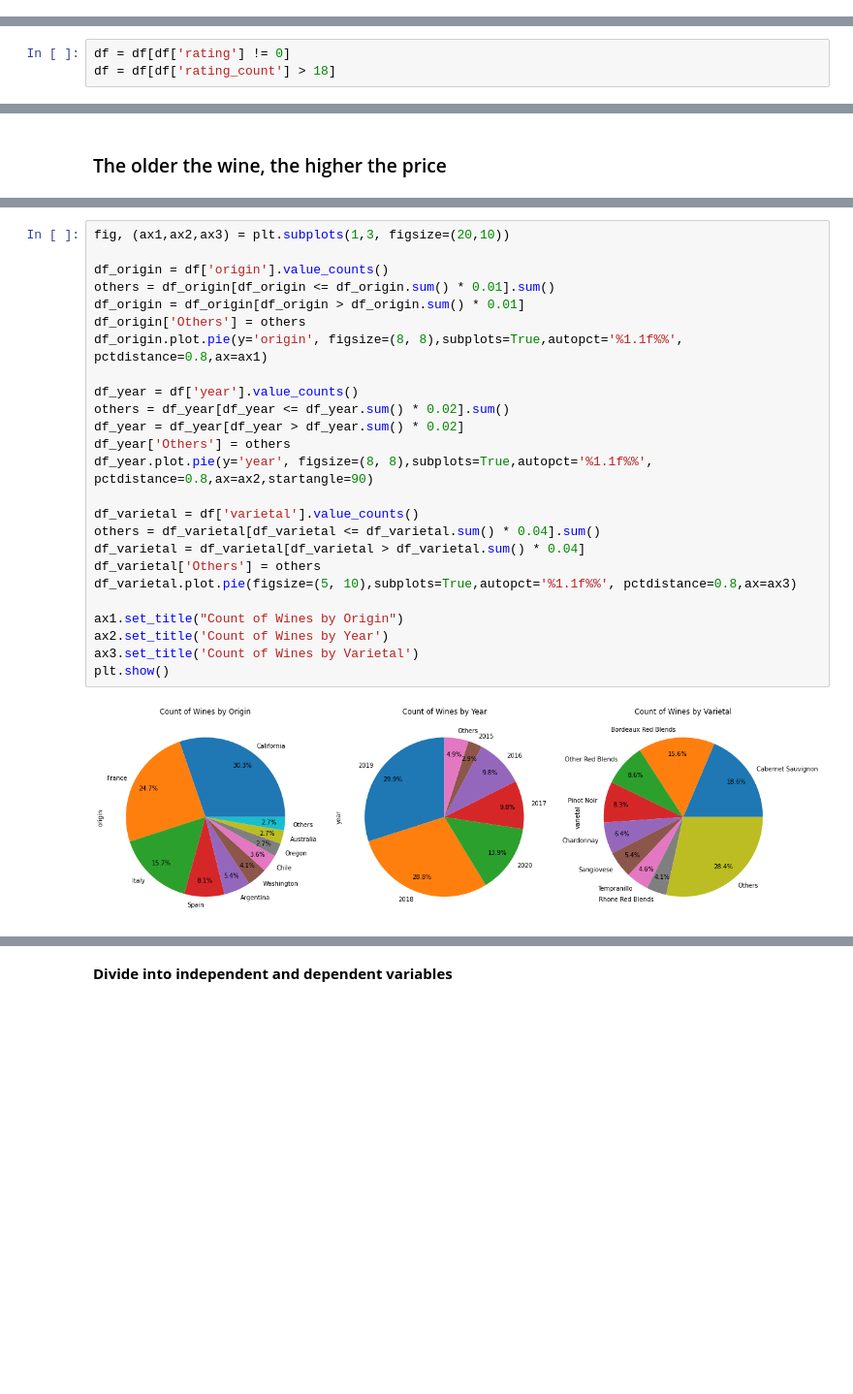
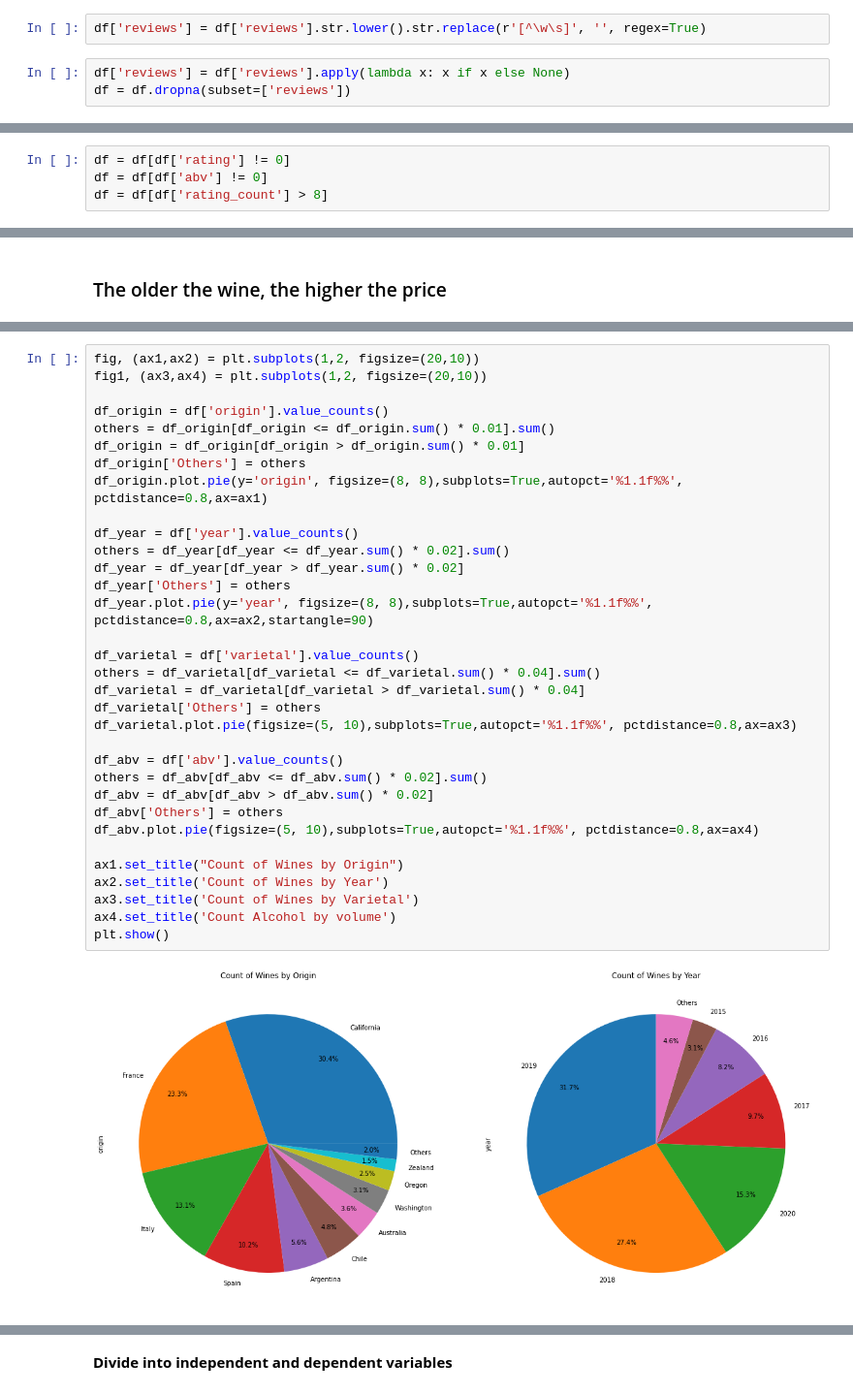
Before and after one commit to arielya10/Wine-Ranking-Prediction, a Jupyter notebook: Wine Ranking Prediction.ipynb, the cells around one changed output, grey strips where cells are left out. Shown at 97% size. Cells and saved outputs as stored; diff of their text form; blank space fills up the shorter version.

```diff
--- a/Wine Ranking Prediction.ipynb
+++ b/Wine Ranking Prediction.ipynb
@@ -155 +137,6 @@ df
+# %%
+df['reviews'] = df['reviews'].str.lower().str.replace(r'[^\w\s]', '', regex=True)
+# %%
+df['reviews'] = df['reviews'].apply(lambda x: x if x else None)
+df = df.dropna(subset=['reviews'])
 # %% [markdown]
@@ -157,6 +144,7 @@ df
 # %%
 df = df[df['rating'] != 0]
-df = df[df['rating_count'] > 18]
+df = df[df['abv'] != 0]
+df = df[df['rating_count'] > 8]
 # %% [markdown]
 **The code performs several transformations on the DataFrame**
 # %%
@@ -264,27 +277,35 @@ plt.show()
 # %%
-fig, (ax1,ax2,ax3) = plt.subplots(1,3, figsize=(20,10))
+fig, (ax1,ax2) = plt.subplots(1,2, figsize=(20,10))
+fig1, (ax3,ax4) = plt.subplots(1,2, figsize=(20,10))
 
 df_origin = df['origin'].value_counts()
 others = df_origin[df_origin <= df_origin.sum() * 0.01].sum()
 df_origin = df_origin[df_origin > df_origin.sum() * 0.01]
 df_origin['Others'] = others
 df_origin.plot.pie(y='origin', figsize=(8, 8),subplots=True,autopct='%1.1f%%', pctdistance=0.8,ax=ax1)
 
 df_year = df['year'].value_counts()
 others = df_year[df_year <= df_year.sum() * 0.02].sum()
 df_year = df_year[df_year > df_year.sum() * 0.02]
 df_year['Others'] = others
 df_year.plot.pie(y='year', figsize=(8, 8),subplots=True,autopct='%1.1f%%', pctdistance=0.8,ax=ax2,startangle=90)
 
 df_varietal = df['varietal'].value_counts()
 others = df_varietal[df_varietal <= df_varietal.sum() * 0.04].sum()
 df_varietal = df_varietal[df_varietal > df_varietal.sum() * 0.04]
 df_varietal['Others'] = others
 df_varietal.plot.pie(figsize=(5, 10),subplots=True,autopct='%1.1f%%', pctdistance=0.8,ax=ax3)
 
+df_abv = df['abv'].value_counts()
+others = df_abv[df_abv <= df_abv.sum() * 0.02].sum()
+df_abv = df_abv[df_abv > df_abv.sum() * 0.02]
+df_abv['Others'] = others
+df_abv.plot.pie(figsize=(5, 10),subplots=True,autopct='%1.1f%%', pctdistance=0.8,ax=ax4)
+
 ax1.set_title("Count of Wines by Origin")
 ax2.set_title('Count of Wines by Year')
 ax3.set_title('Count of Wines by Varietal')
+ax4.set_title('Count Alcohol by volume')
 plt.show()
 # %% [output]
-[figure, old version]
+[figure, new version]
```
Also changed, not shown: parts of 60 cells of this notebook, 1 other file.
